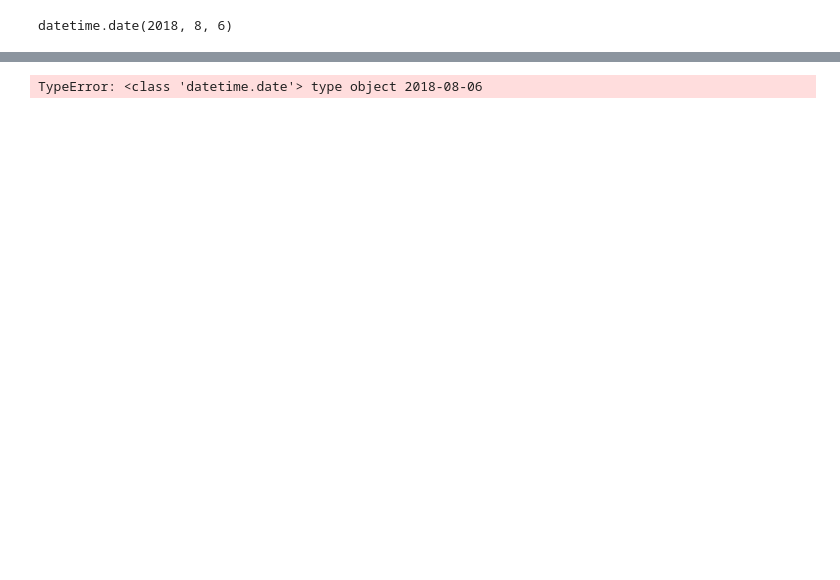
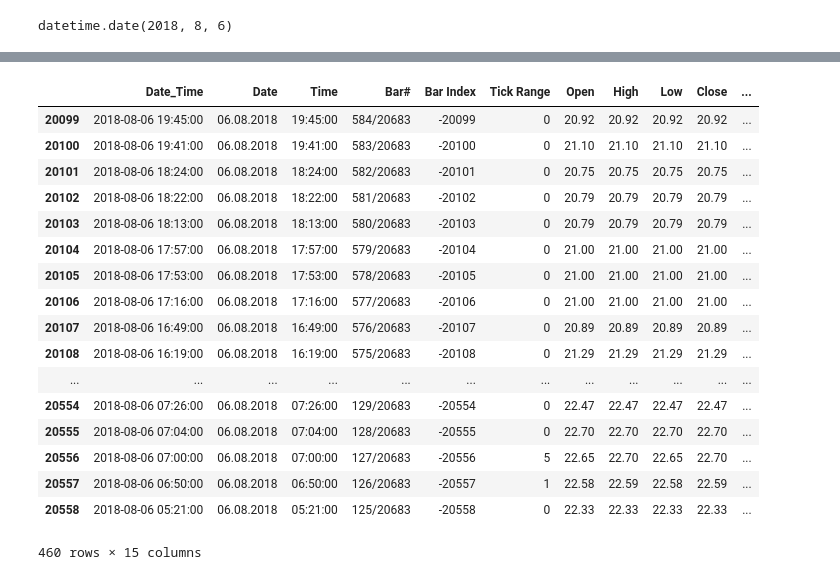
Before and after one commit to mkf-mkf/My_cloud, a Jupyter notebook: Trades_to_chart.ipynb, the cells around one changed output, grey strips where cells are left out. Cells and saved outputs as stored; diff of their text form; code cells hidden in the pictures; blank space fills up the shorter version.

```diff
--- a/Trades_to_chart.ipynb
+++ b/Trades_to_chart.ipynb
@@ -166,7 +167,7 @@ def make_chart_df(chart_file):
 # %%
 def create_chart_df(chart_file):
     chart_df = pd.read_csv(chart_file, sep=';', decimal=',', header=0)
-    chart_df[['Open', 'High', 'Low', 'Close', 'PC']] = chart_df[['Open', 'High', 'Low', 'Close', 'PC']].apply(lambda x:  round(x, 2))
+    chart_df[['Open', 'High', 'Low', 'Close', 'PC', 'Vol']] = chart_df[['Open', 'High', 'Low', 'Close', 'PC', 'Vol']].apply(lambda x:  round(x, 2))
     chart_df.insert(0, 'Date_Time', pd.to_datetime((chart_df['Date'] + ' ' + chart_df['Time']), dayfirst=True))
     return chart_df
 # %%
@@ -319,7 +327,7 @@ b = a.replace(day=a.day+1)
 # %%
 a = date_tickers_exec[date]['ARLO'].Date_Time[0].date()
 # %%
-chart_df = create_chart_df(r'C:\Users\User\Documents\ARLO_06.08.18.csv')
+chart_df = create_chart_df(r'C:\Users\Kir\Documents\ARLO_06.08.18.csv')
 # %%
 date_of_trade = date_tickers_exec[date]['ARLO'].Date_Time[0]
 needed_chart = chart_df[(chart_df.Date_Time.apply(lambda x: x.date()) >= date_of_trade.date()) &
@@ -327,7 +335,24 @@ needed_chart = chart_df[(chart_df.Date_Time.apply(lambda x: x.date()) >= date_of
 # %%
 func = lambda x: x.date()
 chart_df
-# %%
-chart_df.Date_Time >= date_of_trade
-# %% [output]
-TypeError: <class 'datetime.date'> type object 2018-08-06
+# %%
+needed_chart
+# %% [output]
+|  | Date_Time | Date | Time | Bar# | Bar Index | Tick Range | Open | High | Low | Close | ... |
+| 20099 | 2018-08-06 19:45:00 | 06.08.2018 | 19:45:00 | 584/20683 | -20099 | 0 | 20.92 | 20.92 | 20.92 | 20.92 | ... |
+| 20100 | 2018-08-06 19:41:00 | 06.08.2018 | 19:41:00 | 583/20683 | -20100 | 0 | 21.10 | 21.10 | 21.10 | 21.10 | ... |
+| 20101 | 2018-08-06 18:24:00 | 06.08.2018 | 18:24:00 | 582/20683 | -20101 | 0 | 20.75 | 20.75 | 20.75 | 20.75 | ... |
+| 20102 | 2018-08-06 18:22:00 | 06.08.2018 | 18:22:00 | 581/20683 | -20102 | 0 | 20.79 | 20.79 | 20.79 | 20.79 | ... |
+| 20103 | 2018-08-06 18:13:00 | 06.08.2018 | 18:13:00 | 580/20683 | -20103 | 0 | 20.79 | 20.79 | 20.79 | 20.79 | ... |
+| 20104 | 2018-08-06 17:57:00 | 06.08.2018 | 17:57:00 | 579/20683 | -20104 | 0 | 21.00 | 21.00 | 21.00 | 21.00 | ... |
+| 20105 | 2018-08-06 17:53:00 | 06.08.2018 | 17:53:00 | 578/20683 | -20105 | 0 | 21.00 | 21.00 | 21.00 | 21.00 | ... |
+| 20106 | 2018-08-06 17:16:00 | 06.08.2018 | 17:16:00 | 577/20683 | -20106 | 0 | 21.00 | 21.00 | 21.00 | 21.00 | ... |
+| 20107 | 2018-08-06 16:49:00 | 06.08.2018 | 16:49:00 | 576/20683 | -20107 | 0 | 20.89 | 20.89 | 20.89 | 20.89 | ... |
+| 20108 | 2018-08-06 16:19:00 | 06.08.2018 | 16:19:00 | 575/20683 | -20108 | 0 | 21.29 | 21.29 | 21.29 | 21.29 | ... |
+| ... | ... | ... | ... | ... | ... | ... | ... | ... | ... | ... | ... |
+| 20554 | 2018-08-06 07:26:00 | 06.08.2018 | 07:26:00 | 129/20683 | -20554 | 0 | 22.47 | 22.47 | 22.47 | 22.47 | ... |
+| 20555 | 2018-08-06 07:04:00 | 06.08.2018 | 07:04:00 | 128/20683 | -20555 | 0 | 22.70 | 22.70 | 22.70 | 22.70 | ... |
+| 20556 | 2018-08-06 07:00:00 | 06.08.2018 | 07:00:00 | 127/20683 | -20556 | 5 | 22.65 | 22.70 | 22.65 | 22.70 | ... |
+| 20557 | 2018-08-06 06:50:00 | 06.08.2018 | 06:50:00 | 126/20683 | -20557 | 1 | 22.58 | 22.59 | 22.58 | 22.59 | ... |
+| 20558 | 2018-08-06 05:21:00 | 06.08.2018 | 05:21:00 | 125/20683 | -20558 | 0 | 22.33 | 22.33 | 22.33 | 22.33 | ... |
+460 rows × 15 columns
```
Also changed, not shown: parts of 17 cells of this notebook.
